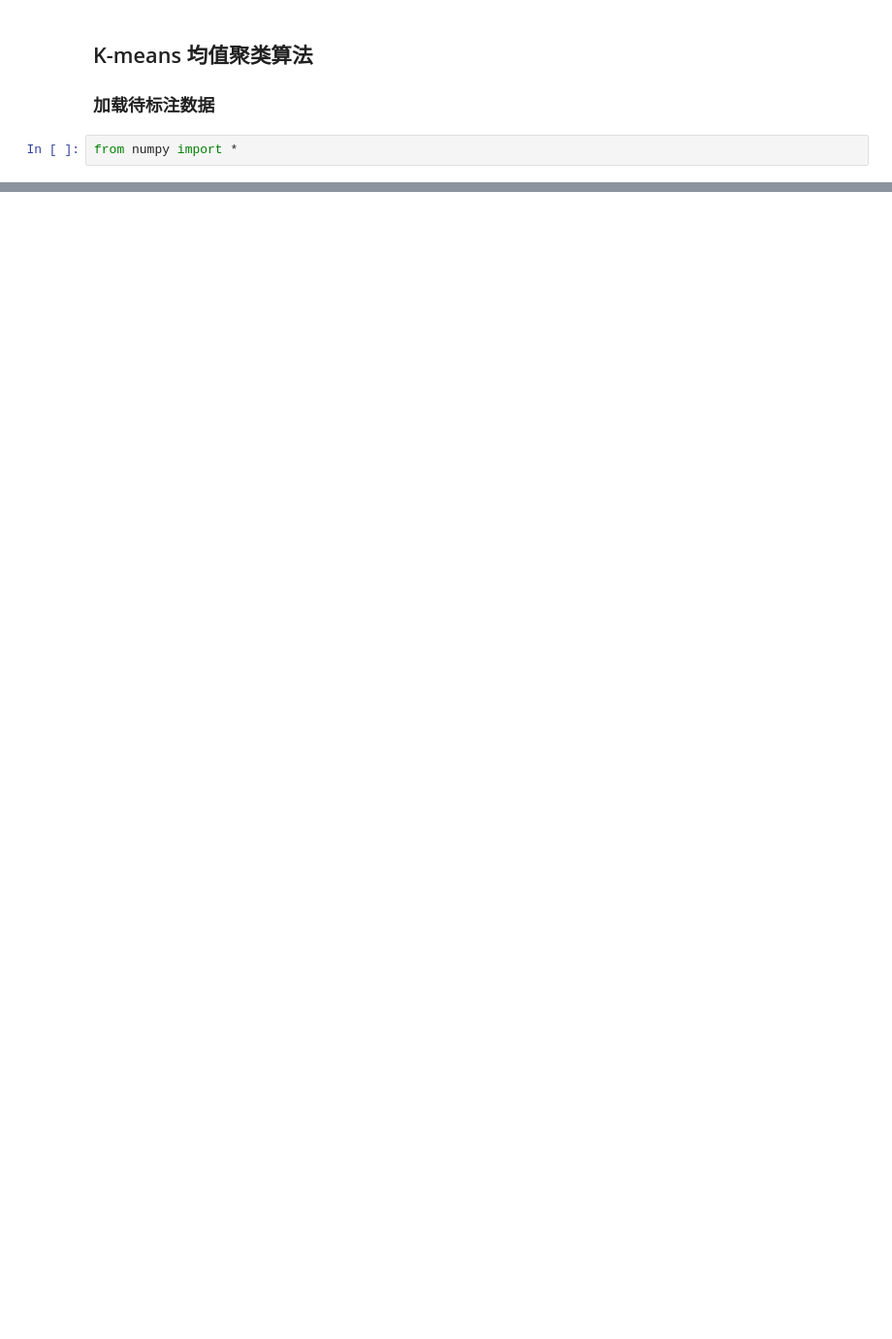
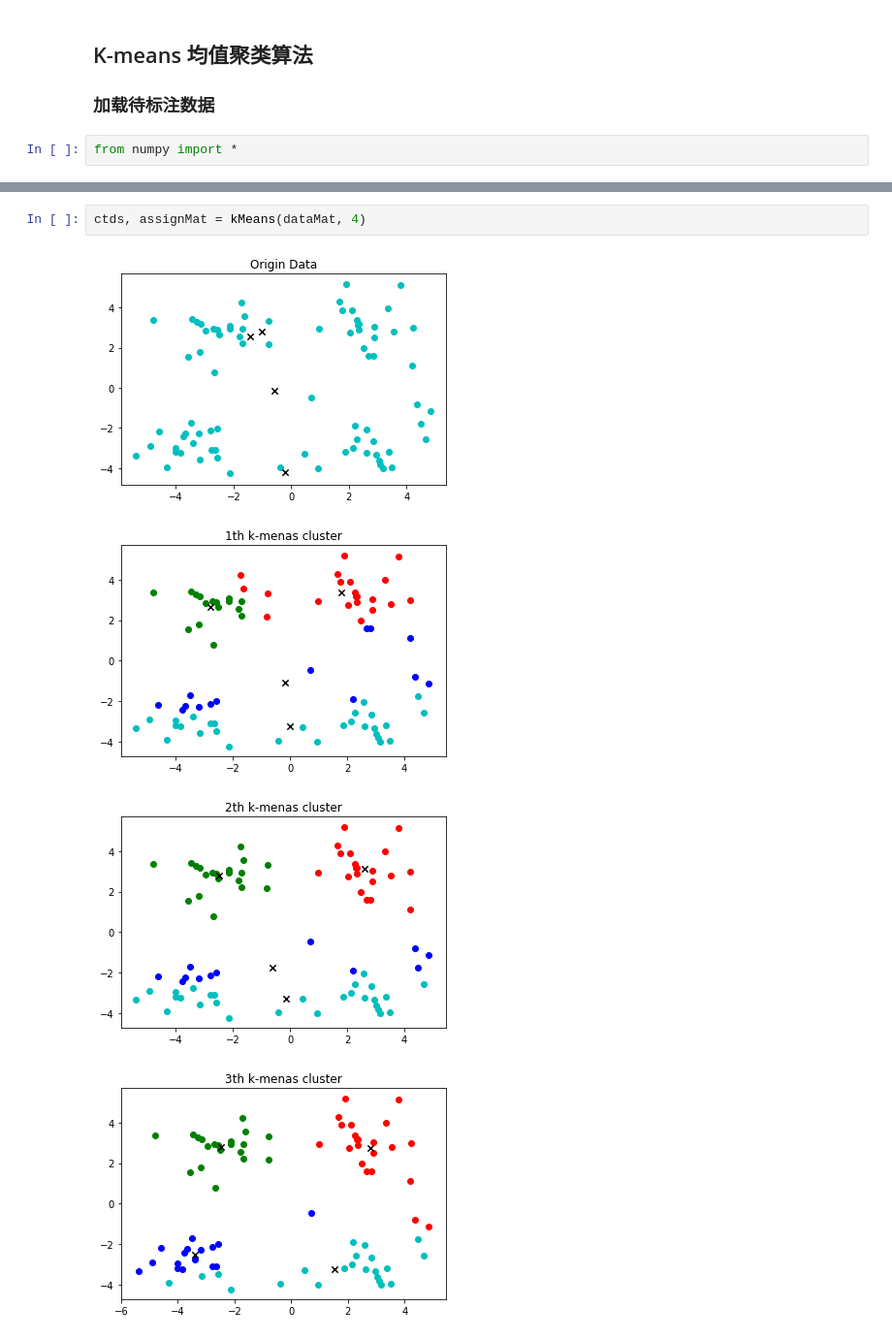
Before and after one commit to AaronFlower/Jupyter, a Jupyter notebook: k-means/K-means.ipynb, the cells around one changed output, grey strips where cells are left out. Shown: that part at 97% size. Drawn from its saved outputs; the diff is of its cells as text; blank space fills up the shorter version.

```diff
--- a/k-means/K-means.ipynb
+++ b/k-means/K-means.ipynb
@@ -38,0 +98,7 @@ plt.show()
+# %%
+ctds, assignMat = kMeans(dataMat, 4)
+# %% [output]
+[figure, added]
+[figure, added]
+[figure, added]
+[figure, added]
```
Also changed, not shown: parts of 6 cells of this notebook.
